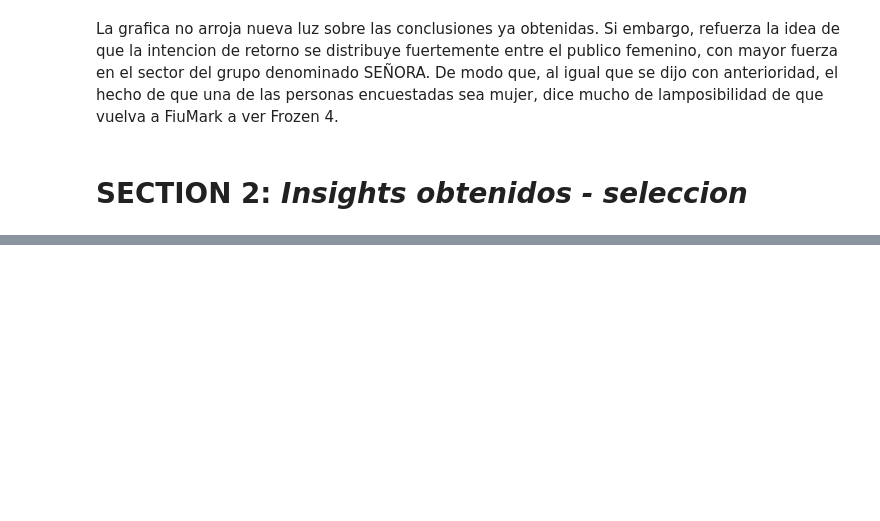
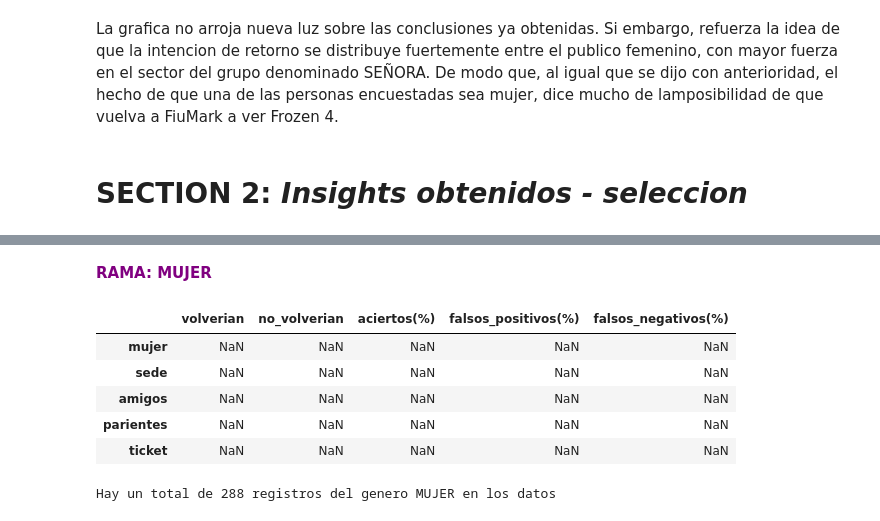
Before and after one commit to lionelguglielmone/OrgaDeCompusTP, a Jupyter notebook: tp1_main.ipynb, the cells around one changed output, grey strips where cells are left out. Saved outputs shown, nothing was run; the diff lists cells and outputs as text; code cells hidden in the pictures; blank space fills up the shorter version.

```diff
--- a/tp1_main.ipynb
+++ b/tp1_main.ipynb
@@ -1593,0 +1657,22 @@ Posteriormente, se vincularon distintos *features* para generar nuevos *insights
+# %% [markdown]
+<font color='purple'>**RAMA: MUJER**</font>
+# %%
+#Generamos un dataframe para analizar la evolucion de los candidatos conociendo el target
+columna_encabezados = ['volverian', 'no_volverian','aciertos(%)','falsos_positivos(%)','falsos_negativos(%)']
+discriminante = ['mujer','sede','amigos','parientes','ticket']
+df_mujer = pd.DataFrame(index = discriminante, columns=columna_encabezados)
+df_mujer
+# %% [output]
+|  | volverian | no_volverian | aciertos(%) | falsos_positivos(%) | falsos_negativos(%) |
+| mujer | NaN | NaN | NaN | NaN | NaN |
+| sede | NaN | NaN | NaN | NaN | NaN |
+| amigos | NaN | NaN | NaN | NaN | NaN |
+| parientes | NaN | NaN | NaN | NaN | NaN |
+| ticket | NaN | NaN | NaN | NaN | NaN |
+# %%
+#Rama: candidatos mujer
+candidatos_mujer = train_df_features.loc[train_df_features['genero'] == 'mujer']
+cantidad_volveria_mujer = len(candidatos_mujer.index)
+print('Hay un total de ' + str(cantidad_volveria_mujer) + ' registros del genero MUJER en los datos' )
+# %% [output]
+Hay un total de 288 registros del genero MUJER en los datos
```
Also changed, not shown: parts of 34 cells of this notebook.
